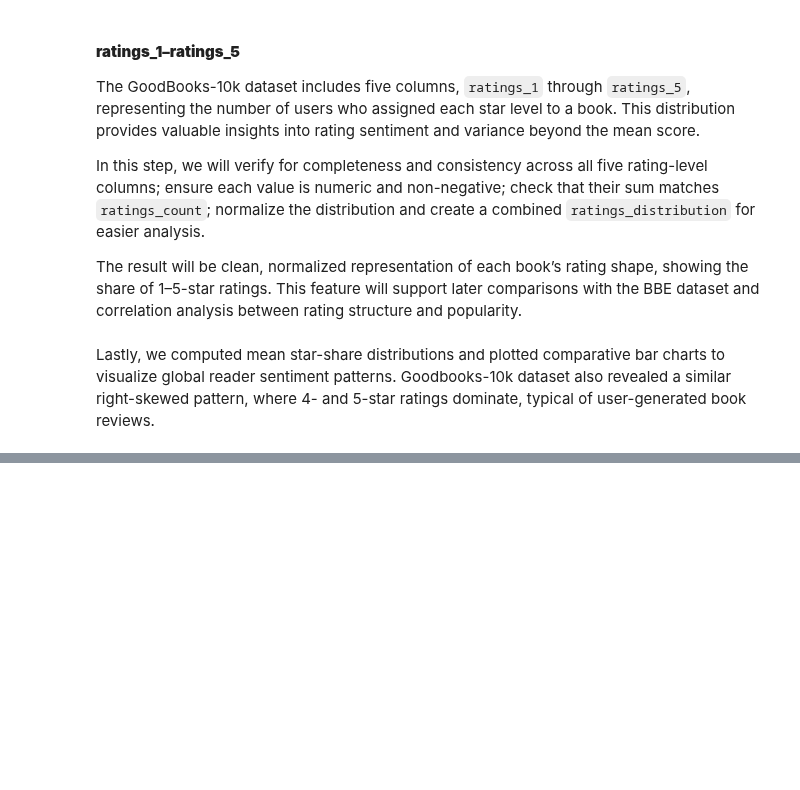
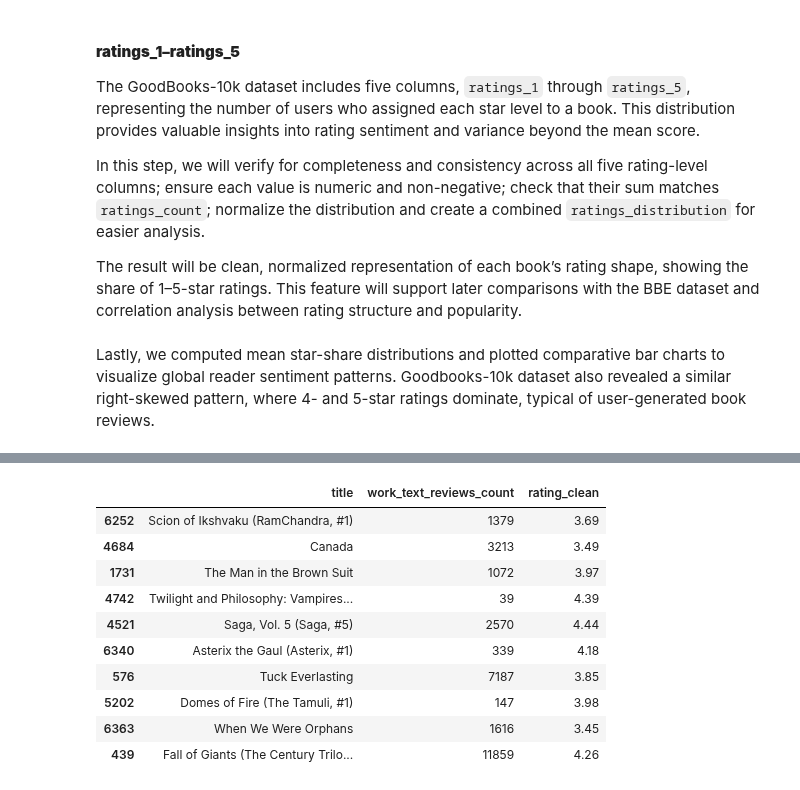
Before and after one commit to larevolucia/bookwise-analytics, a Jupyter notebook: notebooks/02_Data_Cleaning.ipynb, the cells around one changed output, grey strips where cells are left out. Saved outputs shown, nothing was run; the diff lists cells and outputs as text; code cells hidden in the pictures; blank space fills up the shorter version.

```diff
--- a/notebooks/02_Data_Cleaning.ipynb
+++ b/notebooks/02_Data_Cleaning.ipynb
@@ -2452,0 +2457,14 @@ print("Interim GB dataset saved successfully in data/interim/ directory.")
+# %%
+books_clean[['title', 'work_text_reviews_count', 'rating_clean']].sample(10, random_state=42)
+# %% [output]
+|  | title | work_text_reviews_count | rating_clean |
+| 6252 | Scion of Ikshvaku (RamChandra, #1) | 1379 | 3.69 |
+| 4684 | Canada | 3213 | 3.49 |
+| 1731 | The Man in the Brown Suit | 1072 | 3.97 |
+| 4742 | Twilight and Philosophy: Vampires... | 39 | 4.39 |
+| 4521 | Saga, Vol. 5 (Saga, #5) | 2570 | 4.44 |
+| 6340 | Asterix the Gaul (Asterix, #1) | 339 | 4.18 |
+| 576 | Tuck Everlasting | 7187 | 3.85 |
+| 5202 | Domes of Fire (The Tamuli, #1) | 147 | 3.98 |
+| 6363 | When We Were Orphans | 1616 | 3.45 |
+| 439 | Fall of Giants (The Century Trilo... | 11859 | 4.26 |
```
Also changed, not shown: parts of 12 cells of this notebook.
